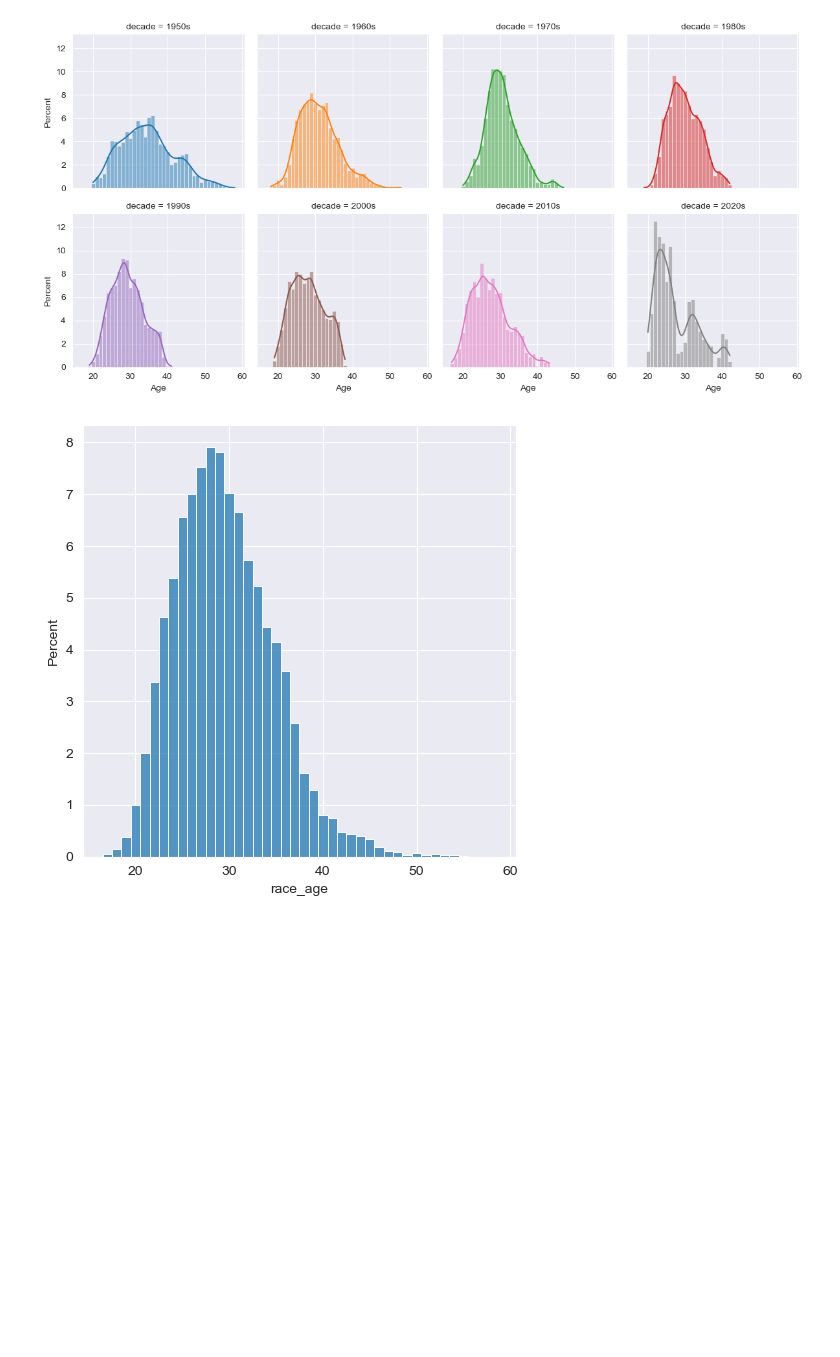
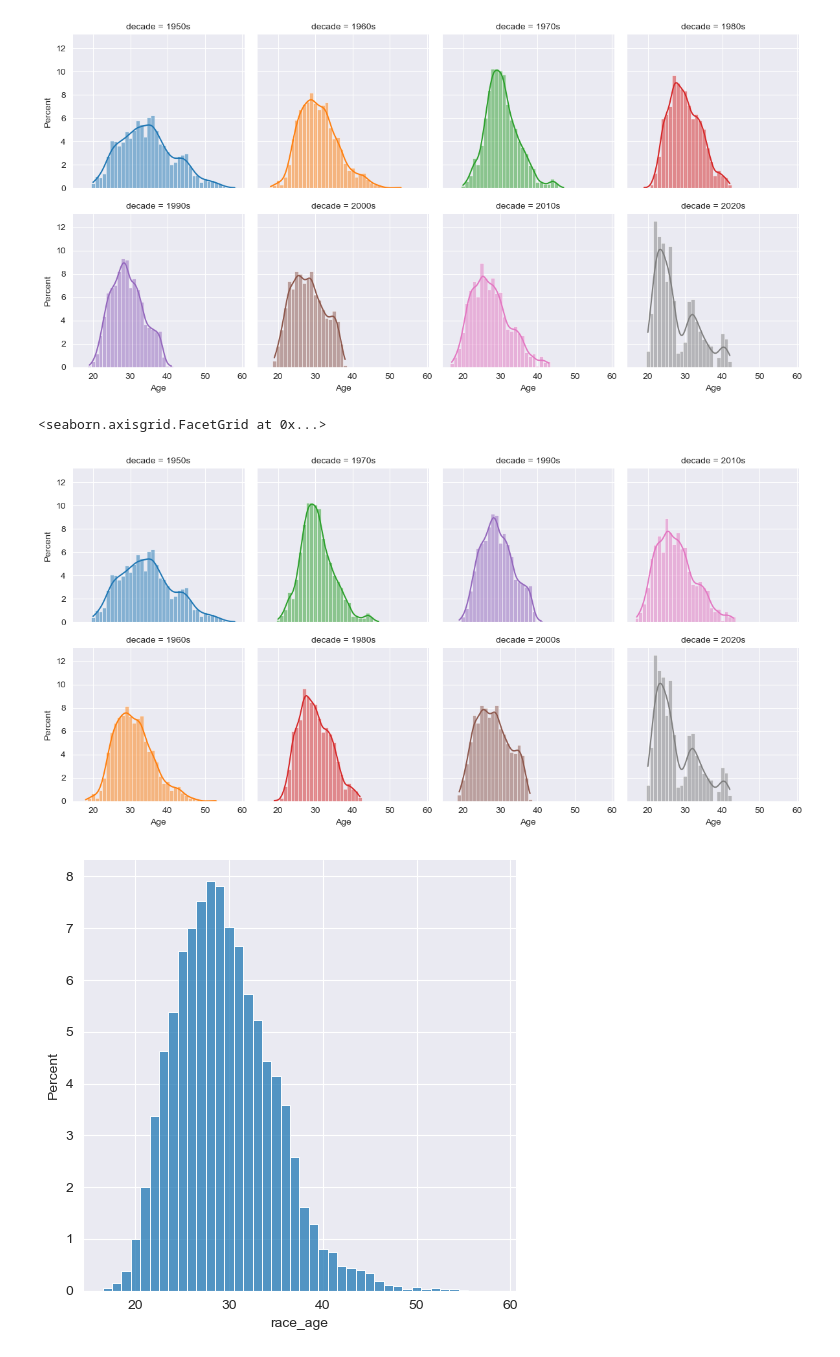
Before and after one commit to austin-mccollum/nycdsa_python_project, a Jupyter notebook: driver_age.ipynb, the cells around one changed output. Saved outputs shown, nothing was run; the diff lists cells and outputs as text; code cells hidden in the pictures; blank space fills up the shorter version.

```diff
--- a/driver_age.ipynb
+++ b/driver_age.ipynb
@@ -52,6 +52,13 @@ age_grid.set_axis_labels('Age', 'Percent')
 # %% [output]
 <seaborn.axisgrid.FacetGrid at 0x...>
 [figure]
+# %%
+age_grid = sns.FacetGrid(age_distro, col = 'decade', col_wrap=4, col_order=['1950s', '1970s', '1990s', '2010s', '1960s', '1980s', '2000s', '2020s'],hue = 'decade', height = 3)
+age_grid.map(sns.histplot, 'race_age', **{'stat':'percent', 'discrete':True, 'kde':True})
+age_grid.set_axis_labels('Age', 'Percent')
+# %% [output]
+<seaborn.axisgrid.FacetGrid at 0x...>
+[figure, added]
 # %%
 race_age_distro = sns.displot(age_distro, x='race_age', stat='percent', discrete=True)
 # %% [output]
```
Also changed, not shown: parts of 4 cells of this notebook, 4 other files.
